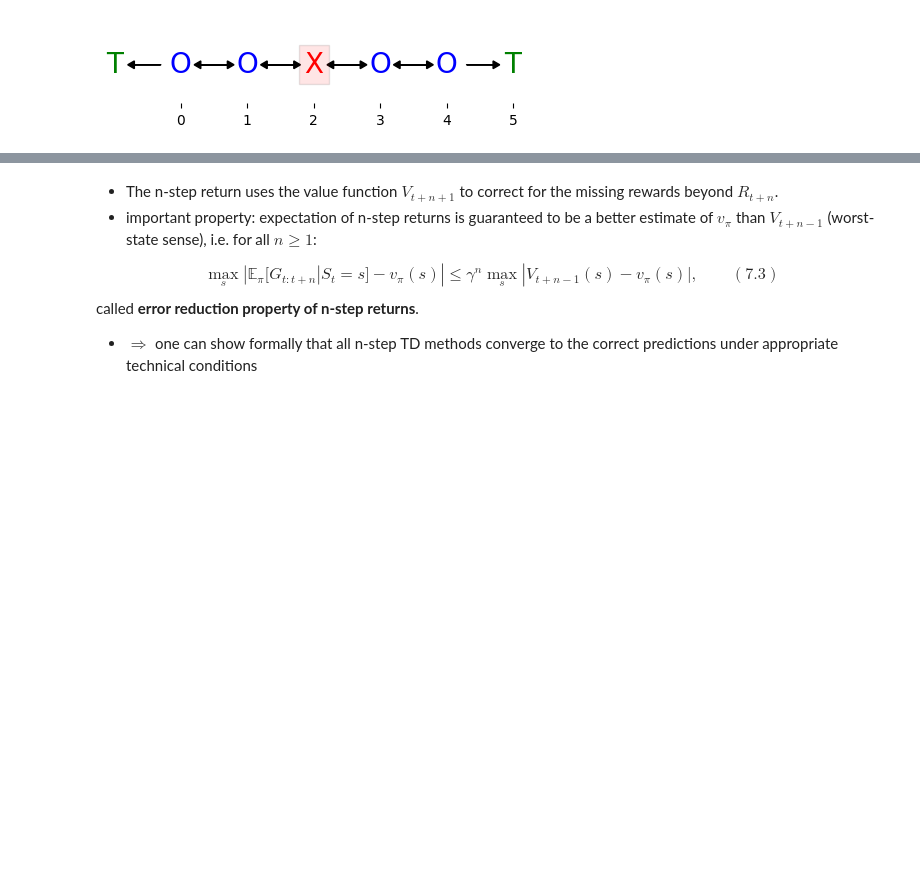
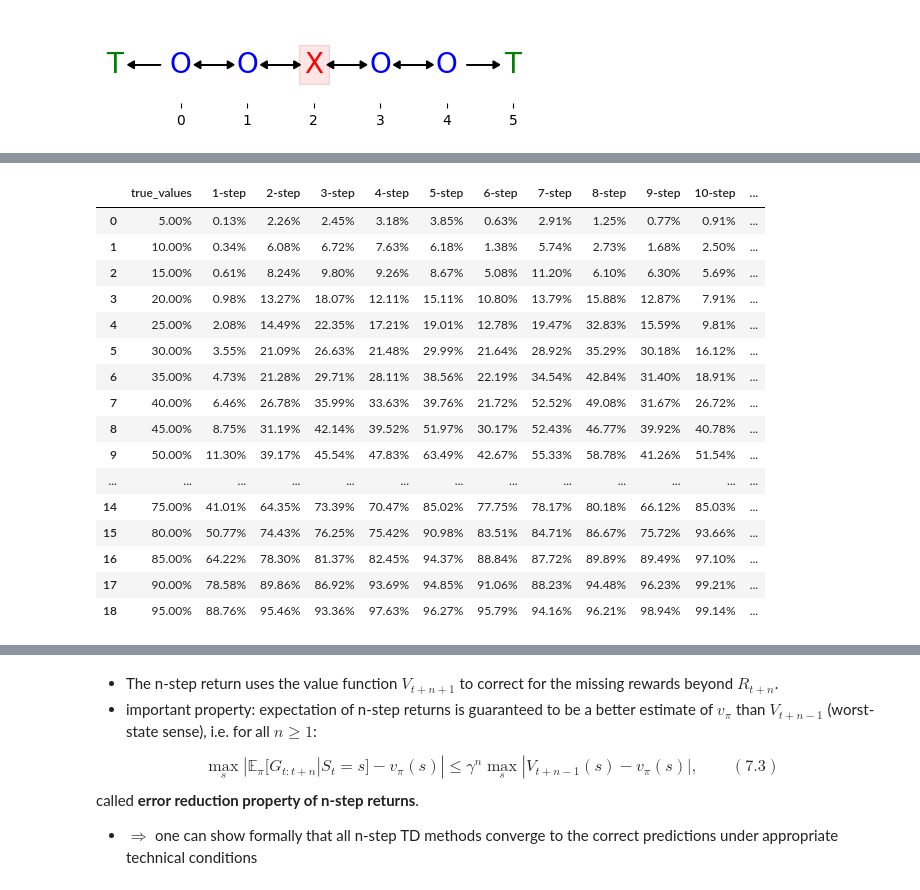
Before and after one commit to berkando/readings, a Jupyter notebook: reinforcement_learning_an_introduction/chapter7/7. n-step Bootstrapping.ipynb, the cells around one changed output, grey strips where cells are left out. Saved outputs shown, nothing was run; the diff lists cells and outputs as text; code cells hidden in the pictures; blank space fills up the shorter version.

```diff
--- a/reinforcement_learning_an_introduction/chapter7/7. n-step Bootstrapping.ipynb
+++ b/reinforcement_learning_an_introduction/chapter7/7. n-step Bootstrapping.ipynb
@@ -202,3 +192,23 @@ Name: RMSE, dtype: float64
+# %%
+df.style.format('{:,.2%}'.format)
+# %% [output]
+|  | true_values | 1-step | 2-step | 3-step | 4-step | 5-step | 6-step | 7-step | 8-step | 9-step | 10-step | ... |
+| 0 | 5.00% | 0.13% | 2.26% | 2.45% | 3.18% | 3.85% | 0.63% | 2.91% | 1.25% | 0.77% | 0.91% | ... |
+| 1 | 10.00% | 0.34% | 6.08% | 6.72% | 7.63% | 6.18% | 1.38% | 5.74% | 2.73% | 1.68% | 2.50% | ... |
+| 2 | 15.00% | 0.61% | 8.24% | 9.80% | 9.26% | 8.67% | 5.08% | 11.20% | 6.10% | 6.30% | 5.69% | ... |
+| 3 | 20.00% | 0.98% | 13.27% | 18.07% | 12.11% | 15.11% | 10.80% | 13.79% | 15.88% | 12.87% | 7.91% | ... |
+| 4 | 25.00% | 2.08% | 14.49% | 22.35% | 17.21% | 19.01% | 12.78% | 19.47% | 32.83% | 15.59% | 9.81% | ... |
+| 5 | 30.00% | 3.55% | 21.09% | 26.63% | 21.48% | 29.99% | 21.64% | 28.92% | 35.29% | 30.18% | 16.12% | ... |
+| 6 | 35.00% | 4.73% | 21.28% | 29.71% | 28.11% | 38.56% | 22.19% | 34.54% | 42.84% | 31.40% | 18.91% | ... |
+| 7 | 40.00% | 6.46% | 26.78% | 35.99% | 33.63% | 39.76% | 21.72% | 52.52% | 49.08% | 31.67% | 26.72% | ... |
+| 8 | 45.00% | 8.75% | 31.19% | 42.14% | 39.52% | 51.97% | 30.17% | 52.43% | 46.77% | 39.92% | 40.78% | ... |
+| 9 | 50.00% | 11.30% | 39.17% | 45.54% | 47.83% | 63.49% | 42.67% | 55.33% | 58.78% | 41.26% | 51.54% | ... |
+| ... | ... | ... | ... | ... | ... | ... | ... | ... | ... | ... | ... | ... |
+| 14 | 75.00% | 41.01% | 64.35% | 73.39% | 70.47% | 85.02% | 77.75% | 78.17% | 80.18% | 66.12% | 85.03% | ... |
+| 15 | 80.00% | 50.77% | 74.43% | 76.25% | 75.42% | 90.98% | 83.51% | 84.71% | 86.67% | 75.72% | 93.66% | ... |
+| 16 | 85.00% | 64.22% | 78.30% | 81.37% | 82.45% | 94.37% | 88.84% | 87.72% | 89.89% | 89.49% | 97.10% | ... |
+| 17 | 90.00% | 78.58% | 89.86% | 86.92% | 93.69% | 94.85% | 91.06% | 88.23% | 94.48% | 96.23% | 99.21% | ... |
+| 18 | 95.00% | 88.76% | 95.46% | 93.36% | 97.63% | 96.27% | 95.79% | 94.16% | 96.21% | 98.94% | 99.14% | ... |
 # %%
 rewards = {
     (0, num_non_terminal_states): -1,
```
Also changed, not shown: parts of 3 cells of this notebook.
